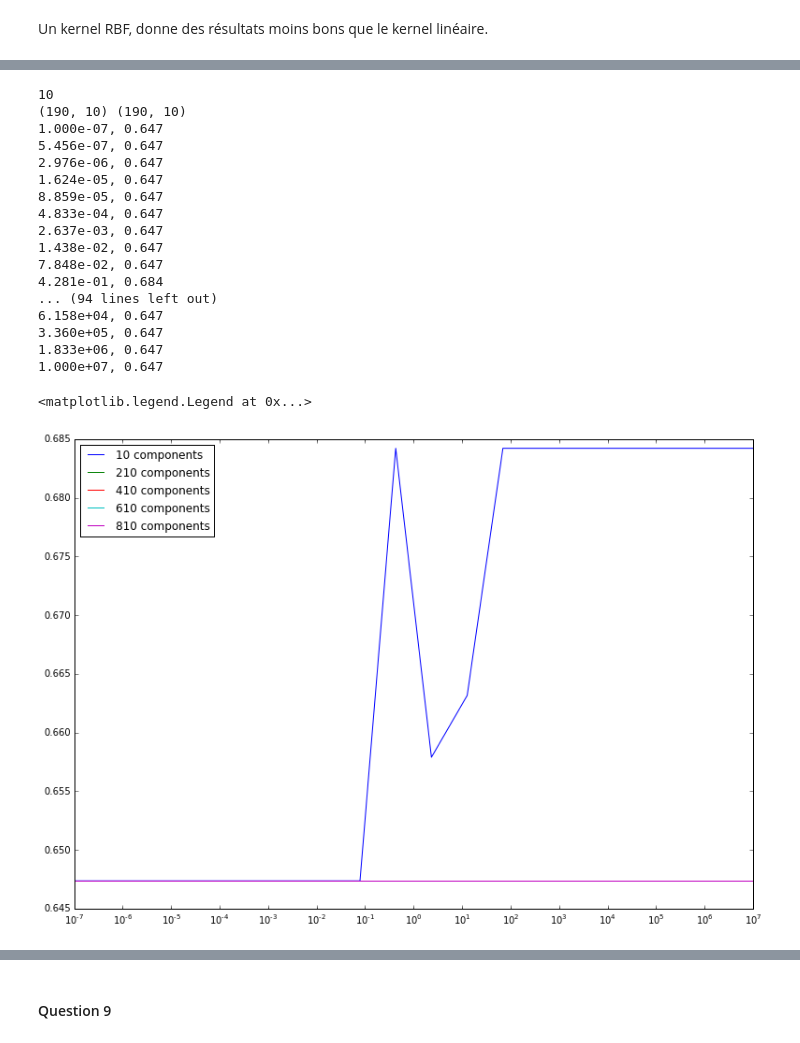
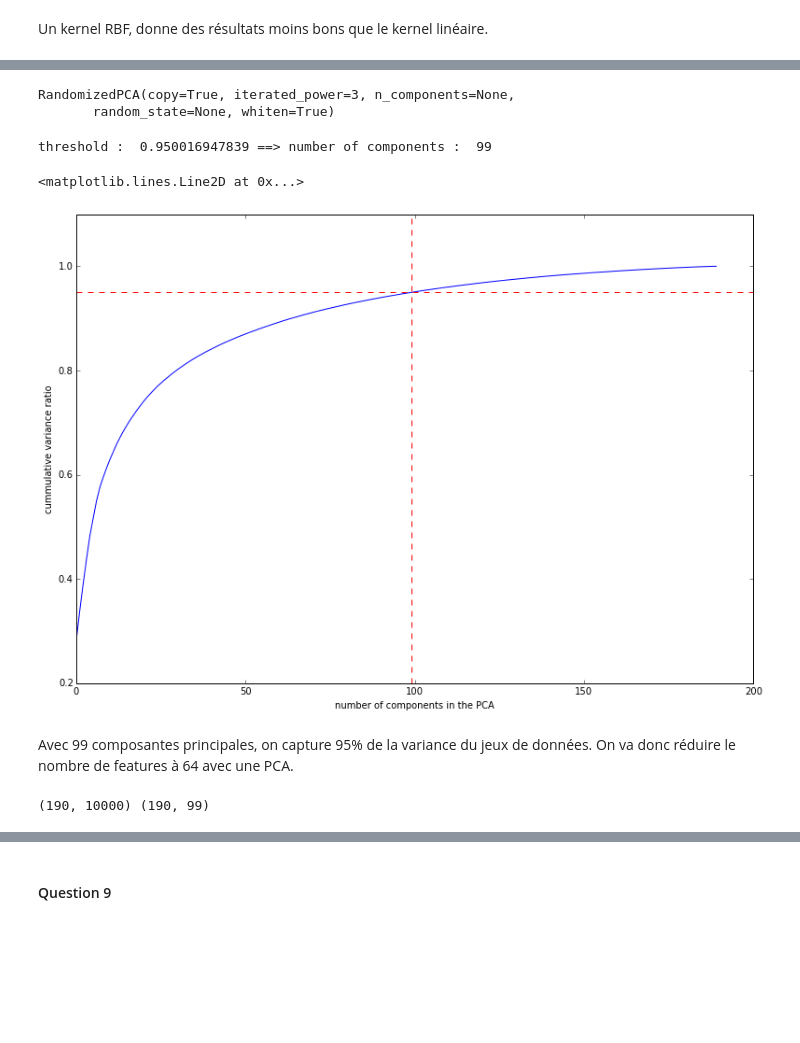
Before and after one commit to maxkub/python_stats, a Jupyter notebook: TP_SVM/Maxime_Kubryk_TP_SVM.ipynb, the cells around one changed output, grey strips where cells are left out. Drawn from its saved outputs; the diff is of its cells as text; code cells hidden in the pictures; blank space fills up the shorter version.

```diff
--- a/TP_SVM/Maxime_Kubryk_TP_SVM.ipynb
+++ b/TP_SVM/Maxime_Kubryk_TP_SVM.ipynb
@@ -260,43 +322,39 @@ Si on applique une PCA rondomisée avant la SVM :
+# %%
+pca_full = RandomizedPCA(whiten=True)
+pca_full.fit(X_train)
+# %% [output]
+RandomizedPCA(copy=True, iterated_power=3, n_components=None,
+       random_state=None, whiten=True)
+# %%
+# somme cumulative de la variance des composantes principales
+expvar_cumsum = pca_full.explained_variance_ratio_.cumsum()
+
+threshold = expvar_cumsum[expvar_cumsum >= 0.95][0] # first value >= 0.95
+n_var = np.argwhere(expvar_cumsum == threshold)[0][0]
+
+
+print 'threshold : ', threshold, '==> number of components : ', n_var
+
+plt.figure(figsize=(13,9))
+plt.ylabel('cummulative variance ratio')
+plt.xlabel('number of components in the PCA')
+plt.plot(range(len(expvar_cumsum)), expvar_cumsum)
+plt.axhline(threshold, c='r', ls='--')
+plt.axvline(n_var, c='r', ls='--')
+# %% [output]
+threshold :  0.950016947839 ==> number of components :  99
+<matplotlib.lines.Line2D at 0x...>
+[figure, added]
+# %% [markdown]
+Avec 99 composantes principales, on capture 95% de la variance du jeux de données. On va donc réduire le nombre de features à 64 avec une PCA.
 # %%
-n_components = range(10, 1010, 200)
-C_values = np.logspace(-7, 7, 20)
+# On applique la PCA avec le nombre de composantes spécifiés plus-haut :
+pca = RandomizedPCA(n_components=n_var, whiten=True)
+pca.fit(X_train)
 
-all_scores = []
-for n in n_components:
-    print n
-    pca = RandomizedPCA(n_components=n, whiten=True)
-    pca.fit(X_train)
-    X_train_pca = pca.transform(X_train)
-    X_test_pca = pca.transform(X_test)
+X_train_pca = pca.transform(X_train)
+X_test_pca = pca.transform(X_test)
 
-    print np.shape(X_train_pca), np.shape(X_test_pca)
-
-    scores = C_testing(X_train_pca, X_test_pca, y_train, y_test, C_values, kernel='rbf')
-    all_scores.append(scores)
+print np.shape(X_train), np.shape(X_train_pca)
 # %% [output]
-10
-(190, 10) (190, 10)
-1.000e-07, 0.647
-5.456e-07, 0.647
-2.976e-06, 0.647
-1.624e-05, 0.647
-8.859e-05, 0.647
-4.833e-04, 0.647
-2.637e-03, 0.647
-1.438e-02, 0.647
-7.848e-02, 0.647
-4.281e-01, 0.684
-... (94 lines left out)
-6.158e+04, 0.647
-3.360e+05, 0.647
-1.833e+06, 0.647
-1.000e+07, 0.647
+(190, 10000) (190, 99)
-# %%
-plt.figure(figsize=(13,9))
-for i in range(len(all_scores)):
-    plt.semilogx(C_values, all_scores[i], label=str(n_components[i])+' components')
-
-plt.legend(loc='best')
-# %% [output]
-<matplotlib.legend.Legend at 0x...>
-[figure, removed]
```
Also changed, not shown: parts of 39 cells of this notebook.
